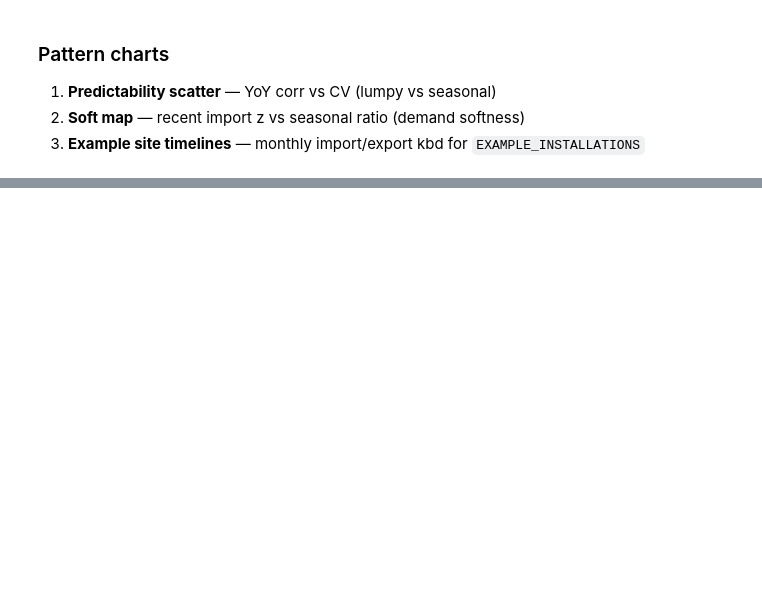
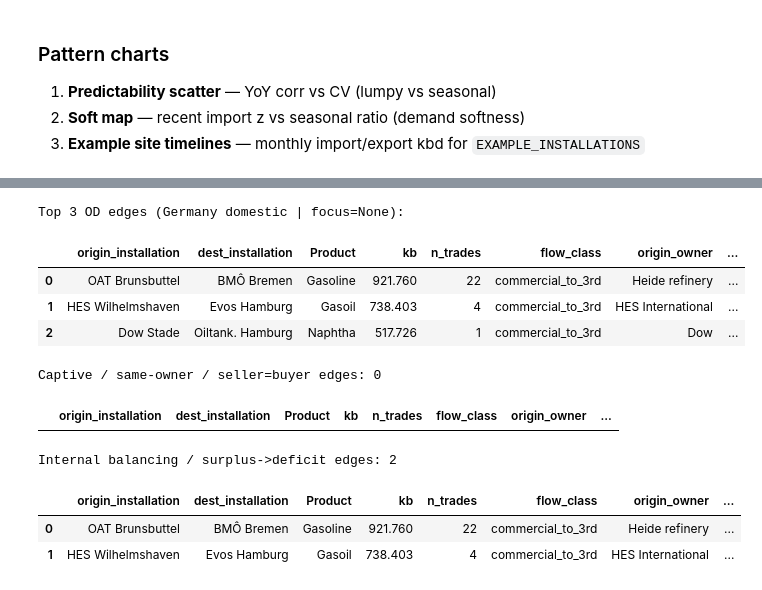
Before and after one commit to lcgr-jg/prod_nowcast, a Jupyter notebook: notebooks/04_terminal_product_roles.ipynb, the cells around one changed output, grey strips where cells are left out. Saved outputs shown, nothing was run; the diff lists cells and outputs as text; code cells hidden in the pictures; blank space fills up the shorter version.

```diff
--- a/notebooks/04_terminal_product_roles.ipynb
+++ b/notebooks/04_terminal_product_roles.ipynb
@@ -1262,0 +1772,46 @@ else:
+# %%
+# Top OD edges + captive / balancing tables
+show_cols = [
+    "origin_installation",
+    "dest_installation",
+    "Product",
+    "kb",
+    "n_trades",
+    "flow_class",
+    "origin_owner",
+    "dest_owner",
+    "origin_role",
+    "dest_role",
+    "surplus_to_deficit",
+    "seller",
+    "buyer",
+]
+
+scope = f"{OD_ORIGIN_COUNTRY}{' domestic' if OD_DOMESTIC_ONLY else ''}"
+top_od = od_view.sort_values("kb", ascending=False).head(30)
+print(f"Top {len(top_od)} OD edges ({scope} | focus={OD_FOCUS_OWNER!r}):")
+display(top_od[show_cols].reset_index(drop=True))
+
+captive = od_view.loc[od_view["same_owner"] | od_view["seller_eq_buyer"]].sort_values(
+    "kb", ascending=False
+)
+print(f"\nCaptive / same-owner / seller=buyer edges: {len(captive):,}")
+display(captive[show_cols].head(25).reset_index(drop=True))
+
+bal = od_view.loc[
+    od_view["flow_class"].eq("internal_balancing") | od_view["surplus_to_deficit"]
+].sort_values("kb", ascending=False)
+print(f"\nInternal balancing / surplus->deficit edges: {len(bal):,}")
+display(bal[show_cols].head(25).reset_index(drop=True))
+# %% [output]
+Top 3 OD edges (Germany domestic | focus=None):
+|  | origin_installation | dest_installation | Product | kb | n_trades | flow_class | origin_owner | ... |
+| 0 | OAT Brunsbuttel | BMÔ Bremen | Gasoline | 921.760 | 22 | commercial_to_3rd | Heide refinery | ... |
+| 1 | HES Wilhelmshaven | Evos Hamburg | Gasoil | 738.403 | 4 | commercial_to_3rd | HES International | ... |
+| 2 | Dow Stade | Oiltank. Hamburg | Naphtha | 517.726 | 1 | commercial_to_3rd | Dow | ... |
+Captive / same-owner / seller=buyer edges: 0
+|  | origin_installation | dest_installation | Product | kb | n_trades | flow_class | origin_owner | ... |
+Internal balancing / surplus->deficit edges: 2
+|  | origin_installation | dest_installation | Product | kb | n_trades | flow_class | origin_owner | ... |
+| 0 | OAT Brunsbuttel | BMÔ Bremen | Gasoline | 921.760 | 22 | commercial_to_3rd | Heide refinery | ... |
+| 1 | HES Wilhelmshaven | Evos Hamburg | Gasoil | 738.403 | 4 | commercial_to_3rd | HES International | ... |
```
Also changed, not shown: parts of 27 cells of this notebook, 18 other files.
